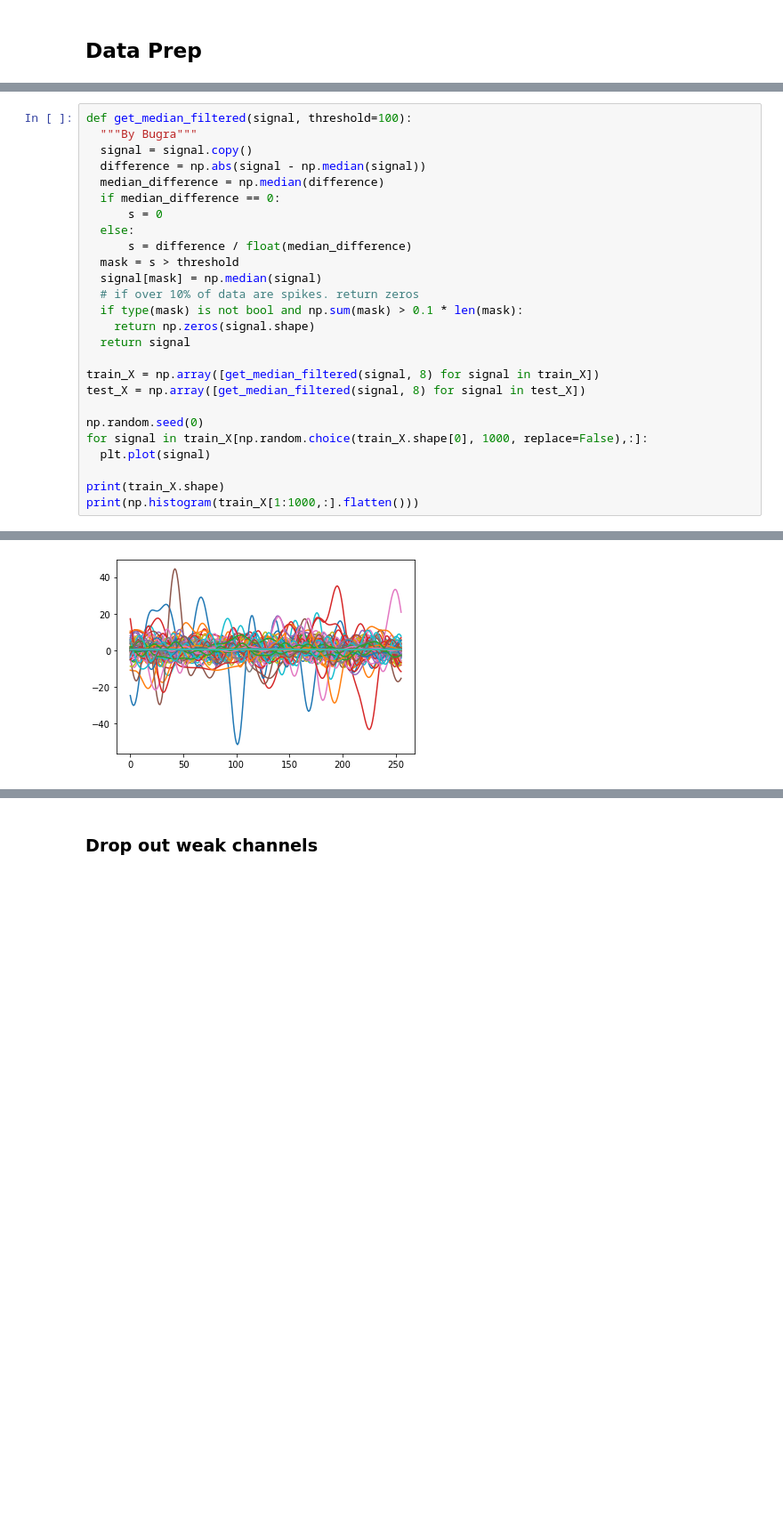
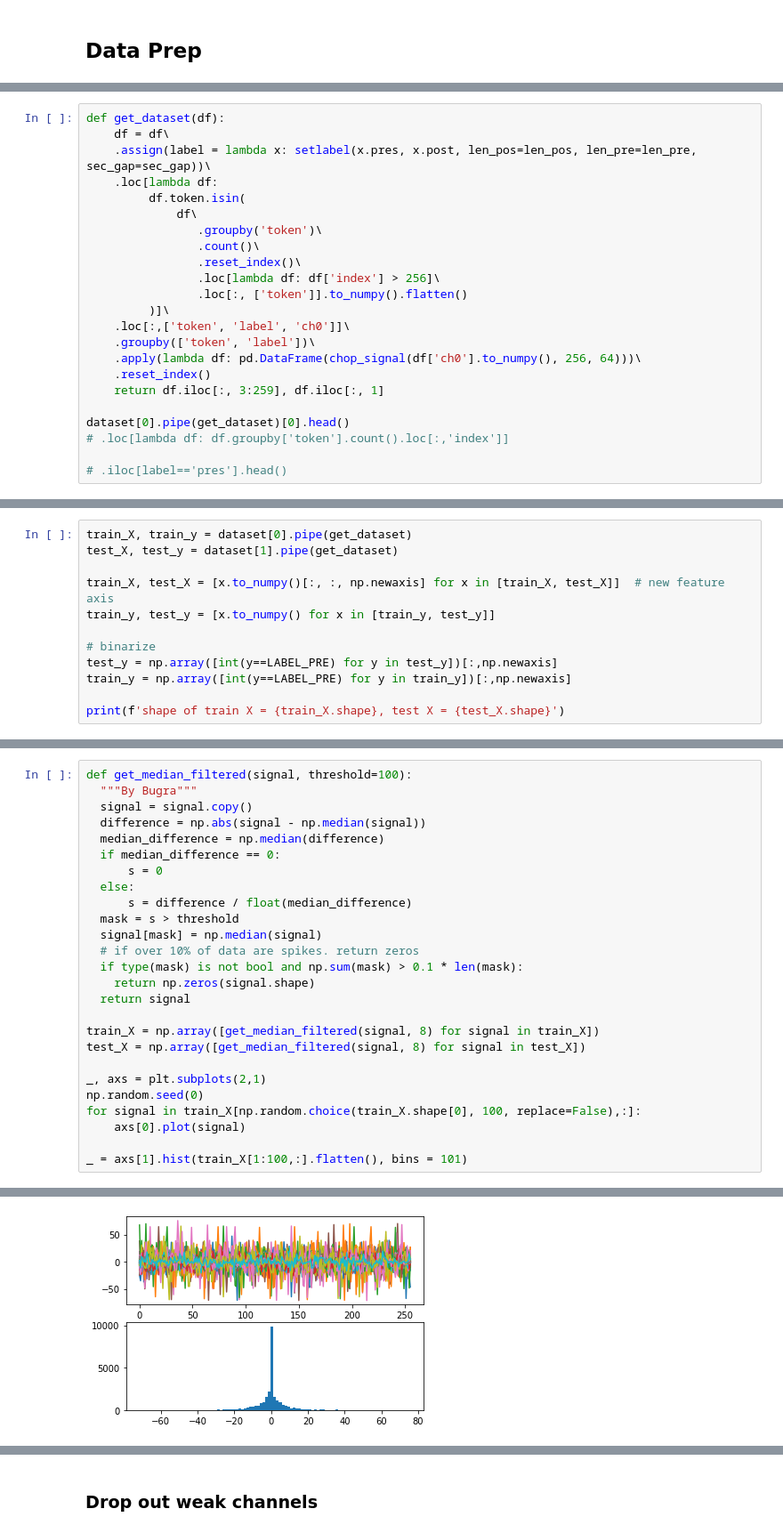
Before and after one commit to ylin00/seizurecast, a Jupyter notebook: notebooks/Seizure_Forecasting_LSTM.ipynb, the cells around one changed output, grey strips where cells are left out. Shown at 89% size. Saved outputs shown, nothing was run; the diff lists cells and outputs as text; blank space fills up the shorter version.

```diff
--- a/notebooks/Seizure_Forecasting_LSTM.ipynb
+++ b/notebooks/Seizure_Forecasting_LSTM.ipynb
@@ -179,0 +190,23 @@ train_y = np.array([int(y==LABEL_PRE) for y in train_y])[:,np.newaxis]
+# %%
+def get_dataset(df):
+    df = df\
+    .assign(label = lambda x: setlabel(x.pres, x.post, len_pos=len_pos, len_pre=len_pre, sec_gap=sec_gap))\
+    .loc[lambda df:
+         df.token.isin(
+             df\
+                .groupby('token')\
+                .count()\
+                .reset_index()\
+                .loc[lambda df: df['index'] > 256]\
+                .loc[:, ['token']].to_numpy().flatten()
+         )]\
+    .loc[:,['token', 'label', 'ch0']]\
+    .groupby(['token', 'label'])\
+    .apply(lambda df: pd.DataFrame(chop_signal(df['ch0'].to_numpy(), 256, 64)))\
+    .reset_index()
+    return df.iloc[:, 3:259], df.iloc[:, 1]
+
+dataset[0].pipe(get_dataset)[0].head()
+# .loc[lambda df: df.groupby['token'].count().loc[:,'index']]
+
+# .iloc[label=='pres'].head()
@@ -179,0 +223,12 @@ train_y = np.array([int(y==LABEL_PRE) for y in train_y])[:,np.newaxis]
+# %%
+train_X, train_y = dataset[0].pipe(get_dataset)
+test_X, test_y = dataset[1].pipe(get_dataset)
+
+train_X, test_X = [x.to_numpy()[:, :, np.newaxis] for x in [train_X, test_X]]  # new feature axis
+train_y, test_y = [x.to_numpy() for x in [train_y, test_y]]
+
+# binarize
+test_y = np.array([int(y==LABEL_PRE) for y in test_y])[:,np.newaxis]
+train_y = np.array([int(y==LABEL_PRE) for y in train_y])[:,np.newaxis]
+
+print(f'shape of train X = {train_X.shape}, test X = {test_X.shape}')
@@ -210,10 +263,10 @@ def get_median_filtered(signal, threshold=100):
 train_X = np.array([get_median_filtered(signal, 8) for signal in train_X])
 test_X = np.array([get_median_filtered(signal, 8) for signal in test_X])
 
+_, axs = plt.subplots(2,1)
 np.random.seed(0)
-for signal in train_X[np.random.choice(train_X.shape[0], 1000, replace=False),:]:
-  plt.plot(signal)
+for signal in train_X[np.random.choice(train_X.shape[0], 100, replace=False),:]:
+    axs[0].plot(signal)
 
-print(train_X.shape)
-print(np.histogram(train_X[1:1000,:].flatten()))
+_ = axs[1].hist(train_X[1:100,:].flatten(), bins = 101)
 # %% [output]
@@ -225,2 +273,2 @@ print(np.histogram(train_X[1:1000,:].flatten()))
-[figure, old version]
+[figure, new version]
 # %% [markdown]
```
Also changed, not shown: parts of 30 cells of this notebook, 3 other files.
